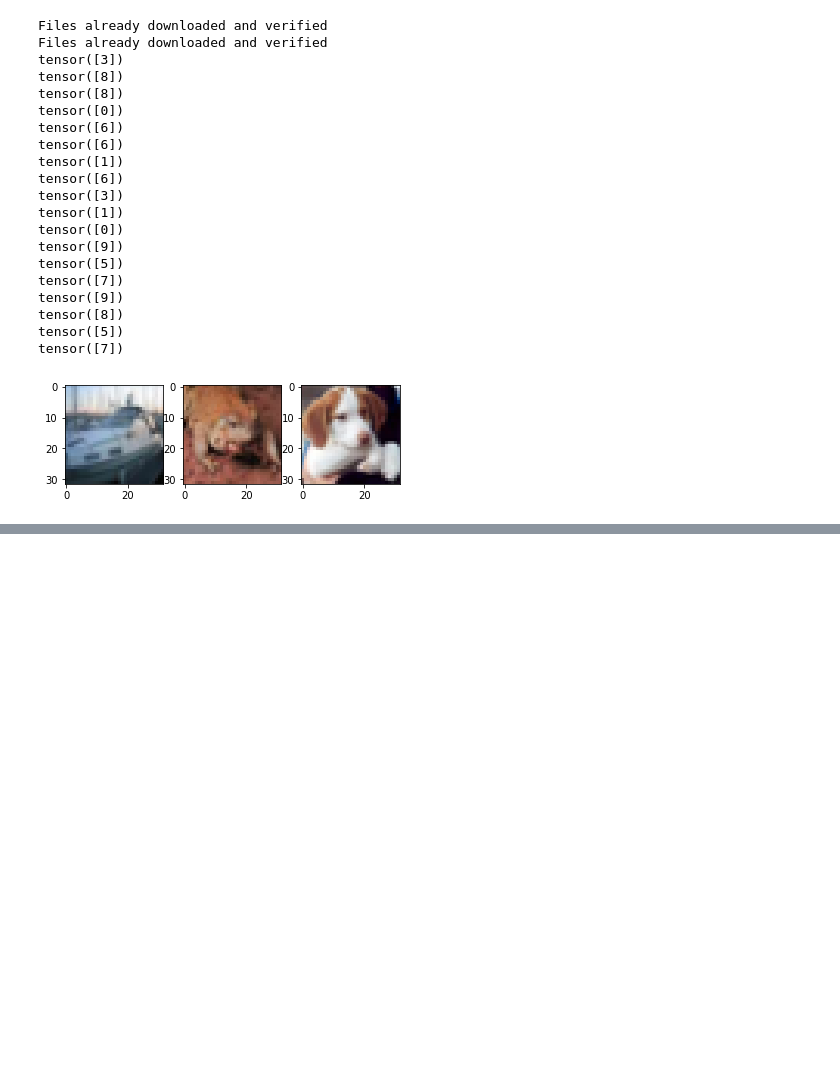
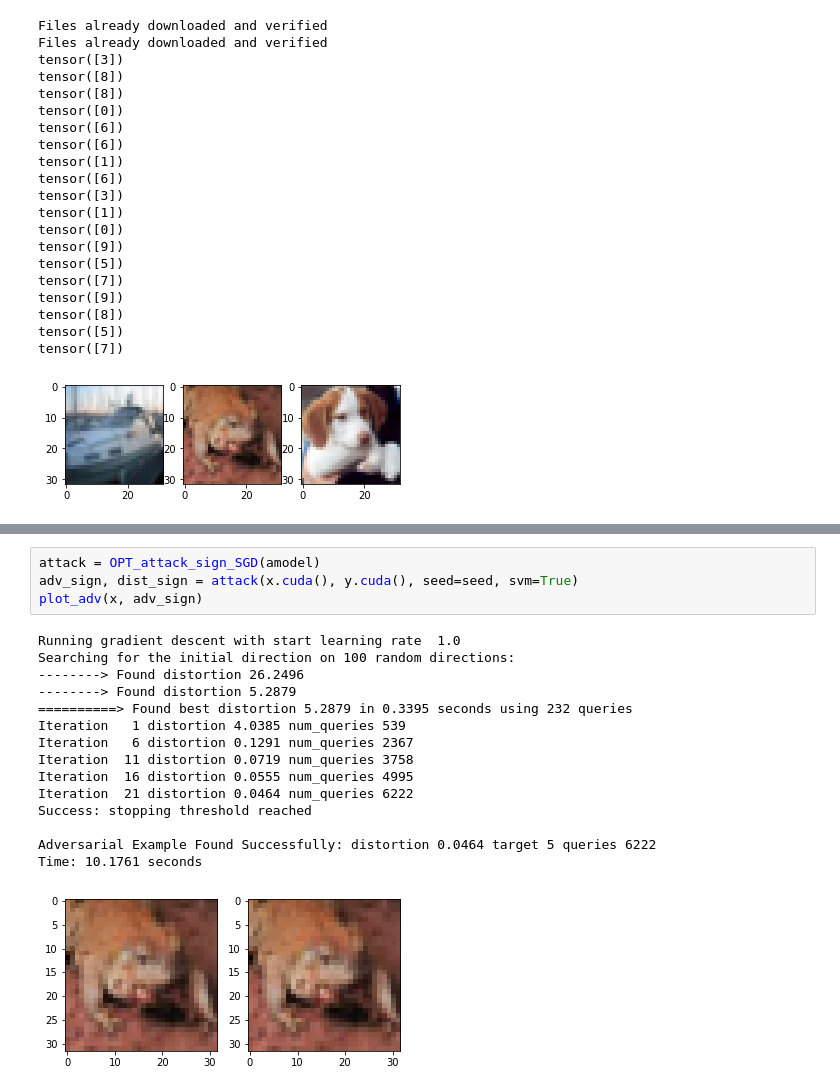
Before and after one commit to cmhcbb/attackbox, a Jupyter notebook: sign_sgd/test_cifar.ipynb, the cells around one changed output, grey strips where cells are left out. Saved outputs shown, nothing was run; the diff lists cells and outputs as text; blank space fills up the shorter version.

```diff
--- a/sign_sgd/test_cifar.ipynb
+++ b/sign_sgd/test_cifar.ipynb
@@ -127,0 +148,20 @@ Time: 30.5948 seconds
+# %%
+attack = OPT_attack_sign_SGD(amodel)
+adv_sign, dist_sign = attack(x.cuda(), y.cuda(), seed=seed, svm=True)
+plot_adv(x, adv_sign)
+# %% [output]
+Running gradient descent with start learning rate  1.0
+Searching for the initial direction on 100 random directions:
+--------> Found distortion 26.2496
+--------> Found distortion 5.2879
+==========> Found best distortion 5.2879 in 0.3395 seconds using 232 queries
+Iteration   1 distortion 4.0385 num_queries 539
+Iteration   6 distortion 0.1291 num_queries 2367
+Iteration  11 distortion 0.0719 num_queries 3758
+Iteration  16 distortion 0.0555 num_queries 4995
+Iteration  21 distortion 0.0464 num_queries 6222
+Success: stopping threshold reached
+
+Adversarial Example Found Successfully: distortion 0.0464 target 5 queries 6222
+Time: 10.1761 seconds
+[figure, added]
```
Also changed, not shown: parts of 34 cells of this notebook, 20 other files.
